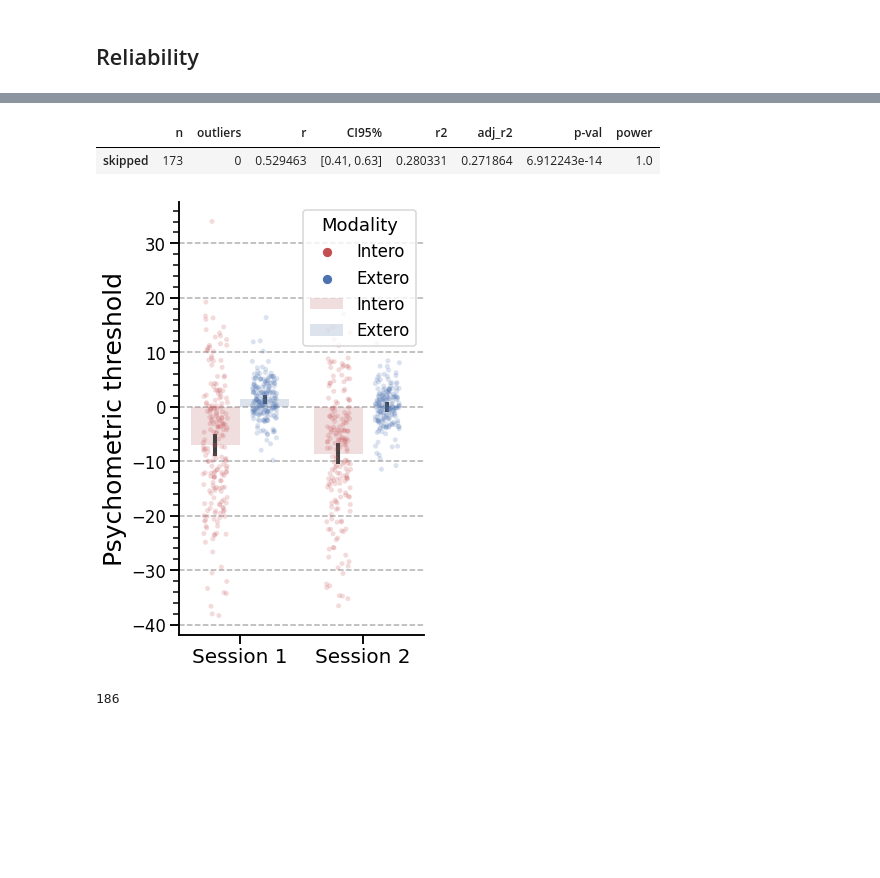
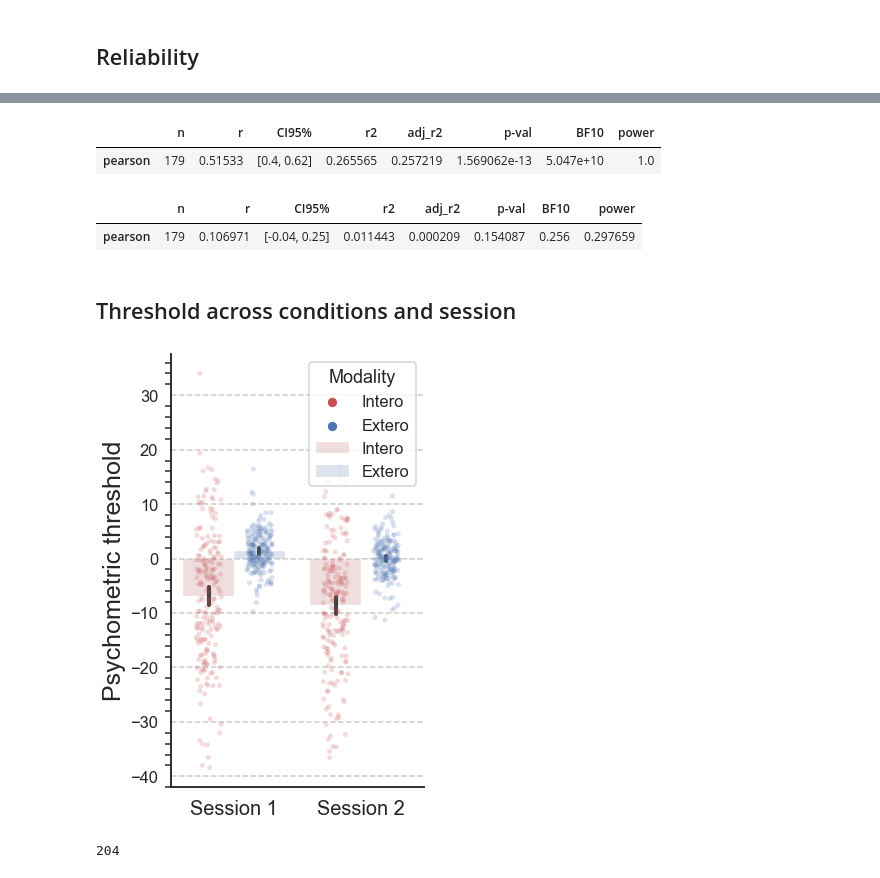
Before and after one commit to embodied-computation-group/CardioceptionPaper, a Jupyter notebook: code/5-Correlations.ipynb, the cells around one changed output, grey strips where cells are left out. Cells and saved outputs as stored; diff of their text form; code cells hidden in the pictures; blank space fills up the shorter version.

```diff
--- a/code/5-Correlations.ipynb
+++ b/code/5-Correlations.ipynb
@@ -341,18 +358,0 @@ summary_df.Subject.nunique()
-# %%
-sns.set(style="white", color_codes=True)
-sns.set_context('talk')
-g = sns.jointplot(
-    data=summary_df[summary_df.Modality=='Intero'],
-    y='BayesianThreshold', x='Score', kind='reg', height=7)
-g.ax_joint.set_ylabel('Psychometric threshold')
-g.ax_joint.set_xlabel('Heartbeat counting score')
-
-_, _, outliers = pg.correlation.skipped(
-    y=summary_df['BayesianThreshold'][summary_df.Modality=='Intero'].to_numpy(),
-    x=summary_df['Score'][summary_df.Modality=='Intero'].to_numpy())
-g.ax_joint.plot(summary_df['Score'][summary_df.Modality=='Intero'].to_numpy()[outliers],
-                summary_df['BayesianThreshold'][summary_df.Modality=='Intero'].to_numpy()[outliers],
-                'ro')
-g.ax_joint.tick_params(axis='both', which='major', bottom=True, left=True)
-
-plt.savefig(path + '/figures/Fig5_HBC_corr.svg', dpi=300)
@@ -427,35 +402,44 @@ plt.savefig(path + '/figures/Fig6_threshold.svg', dpi=300)
 # %%
 pg.corr(x=summary_df['BayesianThreshold_x'][summary_df.Modality=='Intero'].to_numpy(),
-        y=summary_df['BayesianThreshold_y'][summary_df.Modality=='Intero'].to_numpy(), method='skipped')
+        y=summary_df['BayesianThreshold_y'][summary_df.Modality=='Intero'].to_numpy(), method='pearson')
 # %% [output]
-|  | n | outliers | r | CI95% | r2 | adj_r2 | p-val | power |
-| skipped | 173 | 0 | 0.529463 | [0.41, 0.63] | 0.280331 | 0.271864 | 6.912243e-14 | 1.0 |
+|  | n | r | CI95% | r2 | adj_r2 | p-val | BF10 | power |
+| pearson | 179 | 0.51533 | [0.4, 0.62] | 0.265565 | 0.257219 | 1.569062e-13 | 5.047e+10 | 1.0 |
+# %%
+pg.corr(x=summary_df['BayesianSlope_x'][summary_df.Modality=='Intero'].to_numpy(),
+        y=summary_df['BayesianSlope_y'][summary_df.Modality=='Intero'].to_numpy(), method='pearson')
+# %% [output]
+|  | n | r | CI95% | r2 | adj_r2 | p-val | BF10 | power |
+| pearson | 179 | 0.106971 | [-0.04, 0.25] | 0.011443 | 0.000209 | 0.154087 | 0.256 | 0.297659 |
+# %% [markdown]
+## Threshold across conditions and session
 # %%
 summary_df = pd.read_csv(path + '/data/summary.txt')
 # %%
 sns.set_context('talk')
 
 fig, ax = plt.subplots(1, 1, figsize=(5, 7), sharey='row')
 
 sns.stripplot(data=summary_df, x='Session', y='BayesianThreshold', hue='Modality', dodge=1, edgecolors='k', palette=['#c44e52', '#4c72b0'], alpha=0.2, jitter=0.2, ax=ax)
 sns.barplot(data=summary_df, x='Session', y='BayesianThreshold', hue='Modality', alpha=0.2, palette=['#c44e52', '#4c72b0'], ax=ax)
 
 plt.xticks([0, 1], ['Session 1', 'Session 2'], size=20)
 plt.xlabel('')
 ax.minorticks_on()
 ax.set_axisbelow(True)
 ax.grid(which='major', axis='y',linestyle='--')
 ax.tick_params(axis='x', which='minor', bottom=False)
+ax.tick_params(axis='y', which='minor', left=True)
 ax.set_ylabel('Psychometric threshold', size=25)
 plt.tight_layout()
 sns.despine()
 plt.savefig(os.path.abspath(os.path.join(os.getcwd(), os.pardir)) + f'/figures/Figure6_stripplots.svg', dpi=300)
 # %% [output]
-[figure, old version]
+[figure, new version]
 # %%
-summary_df[summary_df.Session=='Del2'].Subject.nunique()
+summary_df[summary_df.Session=='Del1'].Subject.nunique()
 # %% [output]
-186
+204
 # %%
 summary_df[(summary_df.Session=='Del1') & (summary_df.Modality=='Extero')].BayesianThreshold.to_numpy().mean()
 # %% [output]
```
Also changed, not shown: parts of 23 cells of this notebook, 4 other files.
